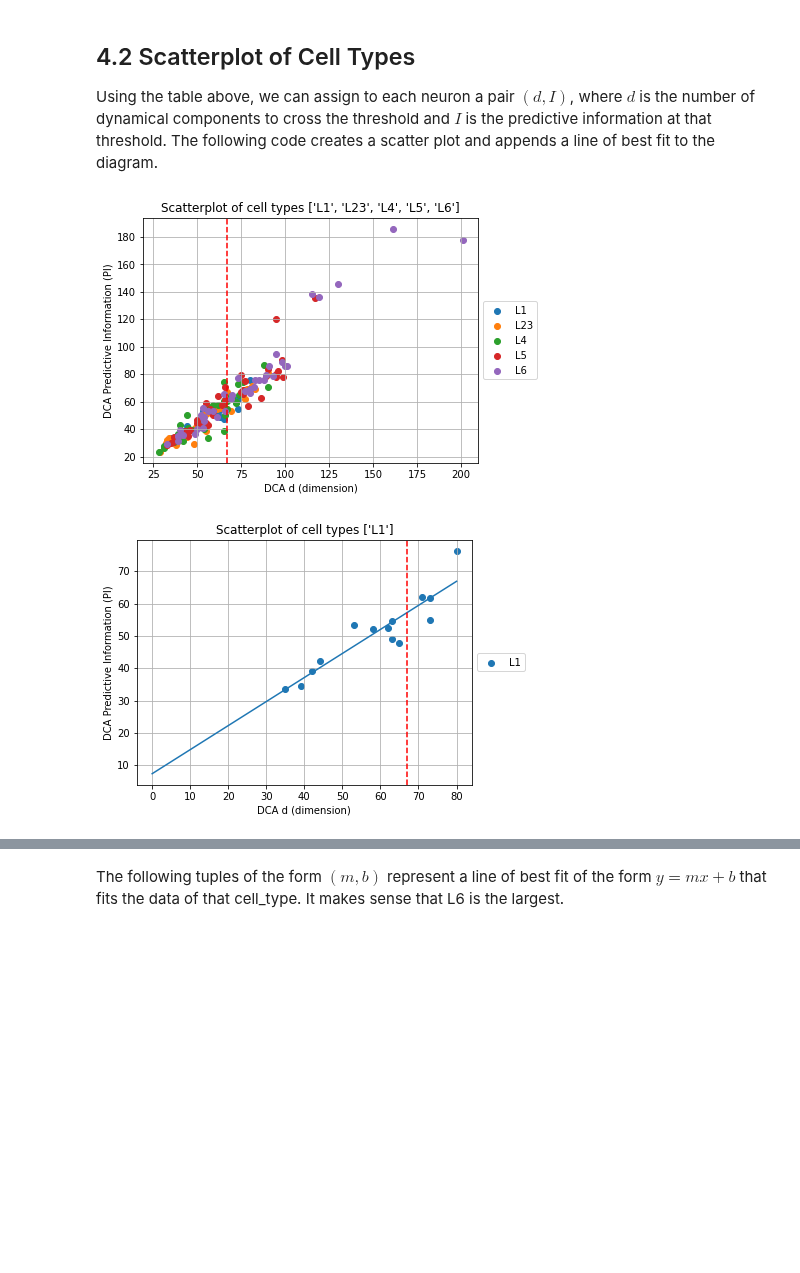
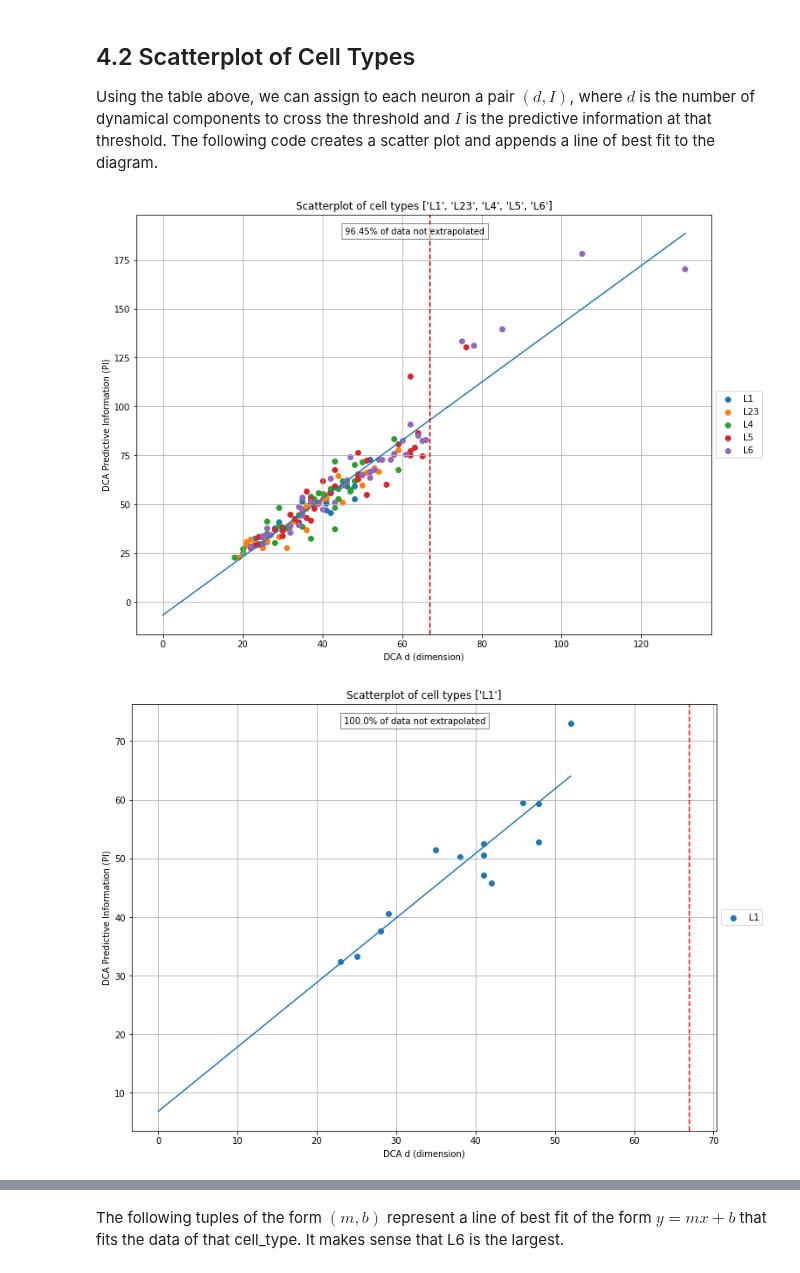
Before and after one commit to sushanthkumar2004/single-neuron-complexity, a Jupyter notebook: DCA_Graphs_and_Analysis.ipynb, the cells around one changed output, grey strips where cells are left out. Drawn from its saved outputs; the diff is of its cells as text; code cells hidden in the pictures; blank space fills up the shorter version.

Commit message:
added lines of best fit to n% of data

```diff
--- a/DCA_Graphs_and_Analysis.ipynb
+++ b/DCA_Graphs_and_Analysis.ipynb
@@ -943,69 +873,102 @@ print(generate_DCA_vs_PI_by_type('L6', fit='exp'))
 # %% [markdown]
 Cache the data for faster access, and allow other notebooks to access the tables.
 # %%
-dca_threshold_per_cell_unnorm = generate_DCA_vs_PI_by_type(list(SORTED_CELL_TYPES.keys()), fit='exp')
-dca_threshold_per_cell_unnorm.to_csv('data/dca_threshold_per_cell_unnorm.csv')
-
-dca_threshold_per_cell_maxavg = generate_DCA_vs_PI_by_type(list(SORTED_CELL_TYPES.keys()), normalizer='maxavg', fit='exp')
-dca_threshold_per_cell_maxavg.to_csv('data/dca_threshold_per_cell_maxavg.csv')
+for percent_thresh in [0.5, 0.68, 0.95, 0.997]:
+    dca_threshold_per_cell_unnorm = generate_DCA_vs_PI_by_type(list(SORTED_CELL_TYPES.keys()), fit='exp', percent_thresh=percent_thresh)
+    dca_threshold_per_cell_unnorm.to_csv('data/dca_threshold_per_cell_unnorm_' + str(percent_thresh * 1000) + '.csv')
+    dca_threshold_per_cell_maxavg = generate_DCA_vs_PI_by_type(list(SORTED_CELL_TYPES.keys()), normalizer='maxavg', fit='exp', percent_thresh=percent_thresh)
+    dca_threshold_per_cell_maxavg.to_csv('data/dca_threshold_per_cell_maxavg_' + str(percent_thresh * 1000) + '.csv')
 # %% [markdown]
 ## 4.2 Scatterplot of Cell Types
 Using the table above, we can assign to each neuron a pair $(d, I)$, where $d$ is the number of dynamical components to cross the threshold and $I$ is the predictive information at that threshold. The following code creates a scatter plot and appends a line of best fit to the diagram.
 # %%
-DCA_THRESHOLD_PER_CELL_UNNORM = pd.read_csv('data/dca_threshold_per_cell_unnorm.csv')
-DCA_THRESHOLD_PER_CELL_MAXAVG = pd.read_csv('data/dca_threshold_per_cell_maxavg.csv')
+THRESH_TO_DCA_VS_PI_DATAFRAME_UNNORM = {}
+THRESH_TO_DCA_VS_PI_DATAFRAME_MAXAVG = {}
+
+for percent_thresh in [0.5, 0.68, 0.95, 0.997]:
+    THRESH_TO_DCA_VS_PI_DATAFRAME_UNNORM[percent_thresh] = pd.read_csv('data/dca_threshold_per_cell_unnorm_' + str(percent_thresh * 1000) + '.csv')
+    THRESH_TO_DCA_VS_PI_DATAFRAME_MAXAVG[percent_thresh] = pd.read_csv('data/dca_threshold_per_cell_maxavg_' + str(percent_thresh * 1000) + '.csv')
 # %%
-def line_of_best_fit(cell_type, normalizer='maxavg'):
+def line_of_best_fit(cell_types, percent_thresh=0.95, normalizer='unnorm'):
+    DCA_THRESHOLD_PER_CELL_UNNORM = THRESH_TO_DCA_VS_PI_DATAFRAME_UNNORM[percent_thresh]
+    DCA_THRESHOLD_PER_CELL_MAXAVG = THRESH_TO_DCA_VS_PI_DATAFRAME_MAXAVG[percent_thresh]
+
+    if type(cell_types) == str:
+        cell_types = [cell_types]
     if normalizer == 'unnorm':
-        data_cell_type = DCA_THRESHOLD_PER_CELL_UNNORM[DCA_THRESHOLD_PER_CELL_UNNORM['cell_type'] == cell_type]
+        data_cell_type = DCA_THRESHOLD_PER_CELL_UNNORM[DCA_THRESHOLD_PER_CELL_UNNORM['cell_type'].isin(cell_types)]
     elif normalizer == 'maxavg':
-        data_cell_type = DCA_THRESHOLD_PER_CELL_MAXAVG[DCA_THRESHOLD_PER_CELL_MAXAVG['cell_type'] == cell_type]
+        data_cell_type = DCA_THRESHOLD_PER_CELL_MAXAVG[DCA_THRESHOLD_PER_CELL_MAXAVG['cell_type'].isin(cell_types)]
     # y = mx + b
     m, b = np.polyfit(data_cell_type['dca_level'], data_cell_type['pi'], 1)
-    return m, b
+    return m, b, data_cell_type['dca_level'].max(), len(data_cell_type.loc[data_cell_type['dca_level'] <= 67]) / len(data_cell_type)
 
-def generate_scatter_plot_DCA_vs_PI_by_type(cell_types_to_plot, normalizer='unnorm', img_width=6, img_height=4.5, show_line_best_fit=False):
+def plot_lines_of_best_fit(cell_types, percent_thresholds=[0.5, 0.68, 0.95, 0.997], normalizer='unnorm',
+                           img_width=6, img_height=4.5):
+    plt.figure(figsize=(img_width, img_height))
+    for percent_thresh in percent_thresholds:
+        m, b, max_dca, percent_real = line_of_best_fit(cell_types, percent_thresh=percent_thresh, normalizer=normalizer)
+        x_plt = np.linspace(0, max_dca, 300)
+        plt.plot(x_plt, m * x_plt + b, label=str(100 * percent_thresh) + '% of threshold, '
+                 + 'contains ' + str(100 * percent_real) + '% of data')
+    plt.axvline(x=67, color='red', linestyle='--')
+    plt.legend(loc='center left', bbox_to_anchor=(1, 0.5))
+    plt.grid(True)
+    plt.title('Lines of best fit for verying percent thresholds')
+    plt.xlabel('DCA d (dimension)')
+    if normalizer == 'unnorm':
+        plt.ylabel('DCA Predictive Information (PI)')
+    elif normalizer == 'maxavg':
+        plt.ylabel('DCA Relative Predictive Information (PI)')
+    plt.show()
+
+def generate_scatter_plot_DCA_vs_PI_by_type(cell_types_to_plot, normalizer='unnorm', img_width=12, img_height=9,
+                                            show_line_best_fit=False, percent_thresh=0.95):
     colors_to_use = []
     max_dca = 0
+
+    DCA_THRESHOLD_PER_CELL_UNNORM = THRESH_TO_DCA_VS_PI_DATAFRAME_UNNORM[percent_thresh]
+    DCA_THRESHOLD_PER_CELL_MAXAVG = THRESH_TO_DCA_VS_PI_DATAFRAME_MAXAVG[percent_thresh]
 
     plt.figure(figsize=(img_width, img_height))
     for cell_type in cell_types_to_plot:
         if normalizer == 'unnorm':
             data_cell_type = DCA_THRESHOLD_PER_CELL_UNNORM[DCA_THRESHOLD_PER_CELL_UNNORM['cell_type'] == cell_type]
         elif normalizer == 'maxavg':
             data_cell_type = DCA_THRESHOLD_PER_CELL_MAXAVG[DCA_THRESHOLD_PER_CELL_MAXAVG['cell_type'] == cell_type]
         plt.scatter(data_cell_type['dca_level'], data_cell_type['pi'], label=cell_type)
         max_dca = max(data_cell_type['dca_level'].max(), max_dca)
         colors_to_use.append(plt.gca().collections[-1].get_facecolor())
 
-    color_index = 0
     if show_line_best_fit:
-        for cell_type in cell_types_to_plot:
-            m, b = line_of_best_fit(cell_type, normalizer=normalizer)
-            x_plt = np.linspace(0, max_dca, 300)
-            plt.plot(x_plt, m * x_plt + b, color=colors_to_use[color_index])
-            color_index += 1
+        m, b, _, percent_not_extrapolated = line_of_best_fit(cell_types_to_plot, percent_thresh=percent_thresh, normalizer=normalizer)
+        x_plt = np.linspace(0, max_dca, 300)
+        plt.plot(x_plt, m * x_plt + b)
+        plt.figtext(0.5, 0.85, str(np.round(100 * percent_not_extrapolated, 2)) + '% of data not extrapolated',
+                    ha='center', va='center', bbox=dict(facecolor='white', alpha=0.5))
+
 
     plt.title('Scatterplot of cell types ' + str(cell_types_to_plot))
     plt.xlabel('DCA d (dimension)')
     if normalizer == 'unnorm':
         plt.ylabel('DCA Predictive Information (PI)')
     elif normalizer == 'maxavg':
         plt.ylabel('DCA Relative Predictive Information (PI)')
     plt.legend(loc='center left', bbox_to_anchor=(1, 0.5))
 
     # DC LEVEL OF 67
     plt.axvline(x=67, color='red', linestyle='--')
-
     plt.grid(True)
     plt.show()
 
-generate_scatter_plot_DCA_vs_PI_by_type(['L1', 'L23', 'L4', 'L5', 'L6'], show_line_best_fit=False)
+generate_scatter_plot_DCA_vs_PI_by_type(['L1', 'L23', 'L4', 'L5', 'L6'], show_line_best_fit=True)
 generate_scatter_plot_DCA_vs_PI_by_type(['L1'], show_line_best_fit=True)
 generate_scatter_plot_DCA_vs_PI_by_type(['L23'], show_line_best_fit=True)
 generate_scatter_plot_DCA_vs_PI_by_type(['L4'], show_line_best_fit=True)
 generate_scatter_plot_DCA_vs_PI_by_type(['L5'], show_line_best_fit=True)
 generate_scatter_plot_DCA_vs_PI_by_type(['L6'], show_line_best_fit=True)
+
+plot_lines_of_best_fit(['L1', 'L23', 'L4', 'L5', 'L6'])
 # %% [output]
-[figure, old version]
+[figure, new version]
-[figure, old version]
+[figure, new version]
```
Also changed, not shown: parts of 13 cells of this notebook, 13 other files.
